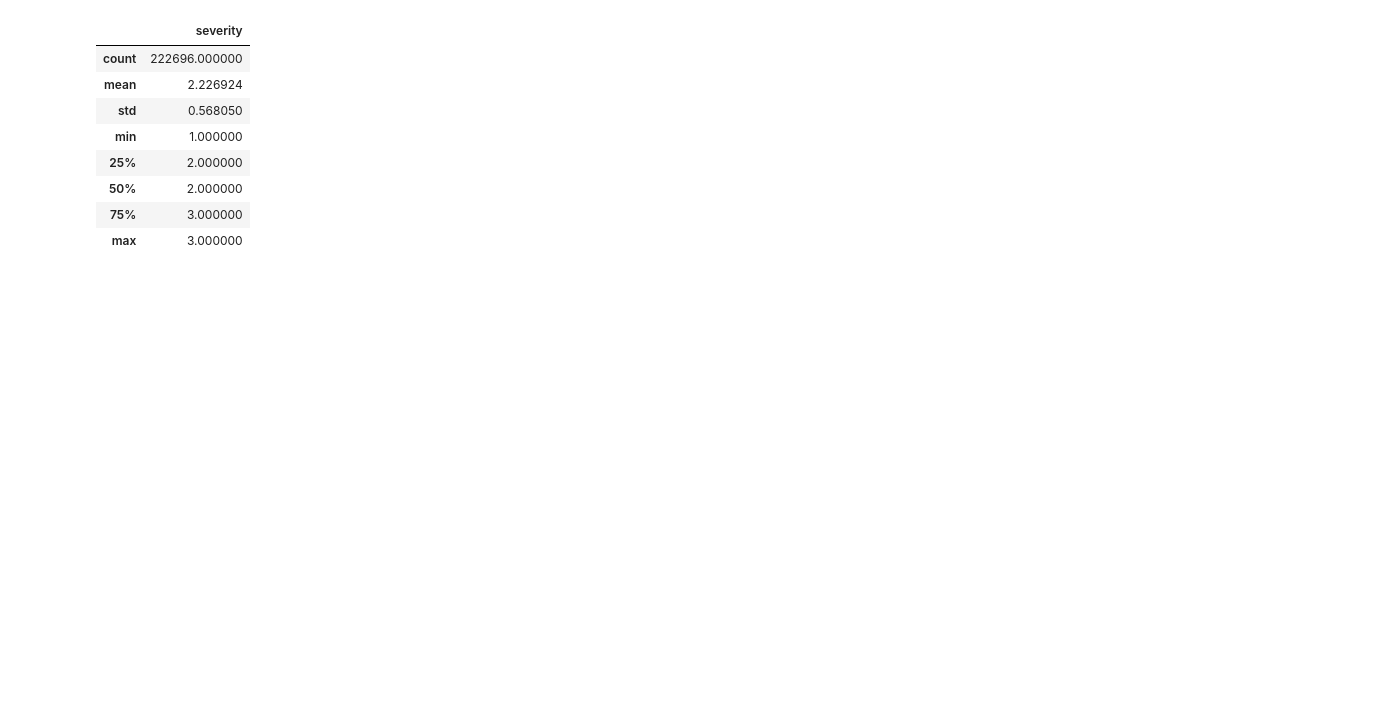
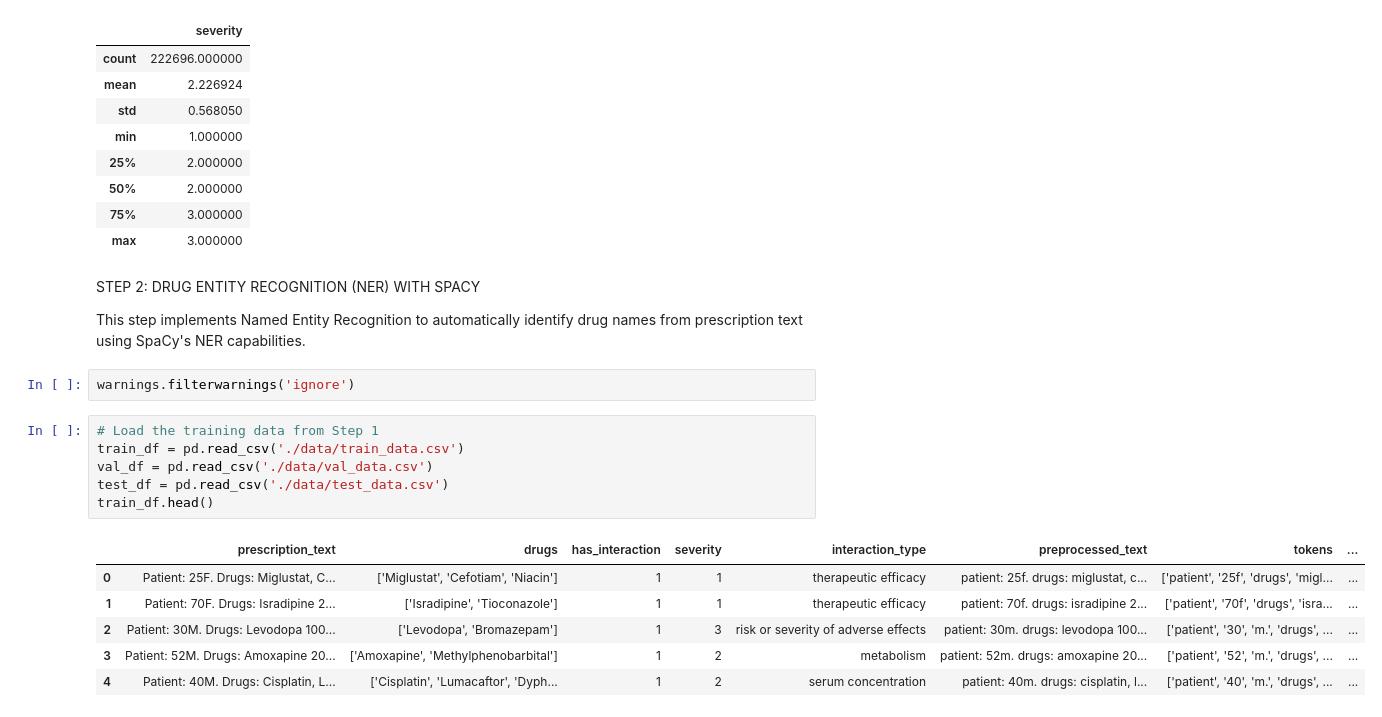
Before and after one commit to Yashrym/Asclepius, a Jupyter notebook: preprocessing.ipynb, the cells around one changed output. Drawn from its saved outputs; the diff is of its cells as text; blank space fills up the shorter version.

Commit message:
feat: DRUG ENTITY RECOGNITION (NER) WITH SPACY

```diff
--- a/preprocessing.ipynb
+++ b/preprocessing.ipynb
@@ -604,3 +629,23 @@ data.describe(include='int')
 | 50% | 2.000000 |
 | 75% | 3.000000 |
 | max | 3.000000 |
+# %% [markdown]
+STEP 2: DRUG ENTITY RECOGNITION (NER) WITH SPACY
+
+This step implements Named Entity Recognition to automatically identify
+drug names from prescription text using SpaCy's NER capabilities.
+# %%
+warnings.filterwarnings('ignore')
+# %%
+# Load the training data from Step 1
+train_df = pd.read_csv('./data/train_data.csv')
+val_df = pd.read_csv('./data/val_data.csv')
+test_df = pd.read_csv('./data/test_data.csv')
+train_df.head()
+# %% [output]
+|  | prescription_text | drugs | has_interaction | severity | interaction_type | preprocessed_text | tokens | ... |
+| 0 | Patient: 25F. Drugs: Miglustat, C... | ['Miglustat', 'Cefotiam', 'Niacin'] | 1 | 1 | therapeutic efficacy | patient: 25f. drugs: miglustat, c... | ['patient', '25f', 'drugs', 'migl... | ... |
+| 1 | Patient: 70F. Drugs: Isradipine 2... | ['Isradipine', 'Tioconazole'] | 1 | 1 | therapeutic efficacy | patient: 70f. drugs: isradipine 2... | ['patient', '70f', 'drugs', 'isra... | ... |
+| 2 | Patient: 30M. Drugs: Levodopa 100... | ['Levodopa', 'Bromazepam'] | 1 | 3 | risk or severity of adverse effects | patient: 30m. drugs: levodopa 100... | ['patient', '30', 'm.', 'drugs', ... | ... |
+| 3 | Patient: 52M. Drugs: Amoxapine 20... | ['Amoxapine', 'Methylphenobarbital'] | 1 | 2 | metabolism | patient: 52m. drugs: amoxapine 20... | ['patient', '52', 'm.', 'drugs', ... | ... |
+| 4 | Patient: 40M. Drugs: Cisplatin, L... | ['Cisplatin', 'Lumacaftor', 'Dyph... | 1 | 2 | serum concentration | patient: 40m. drugs: cisplatin, l... | ['patient', '40', 'm.', 'drugs', ... | ... |
```
Also changed, not shown: parts of 12 cells of this notebook, 14 other files.
